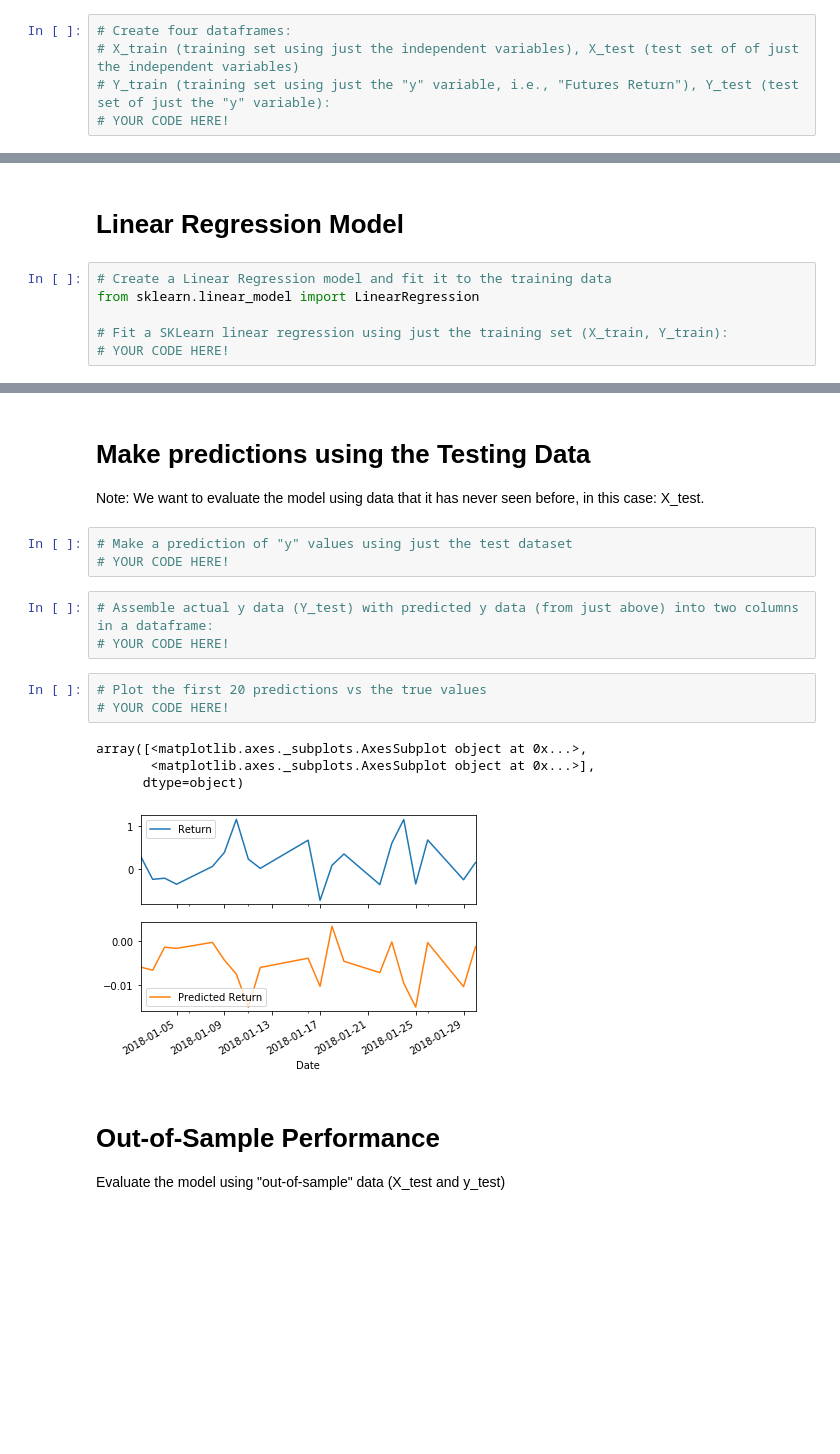
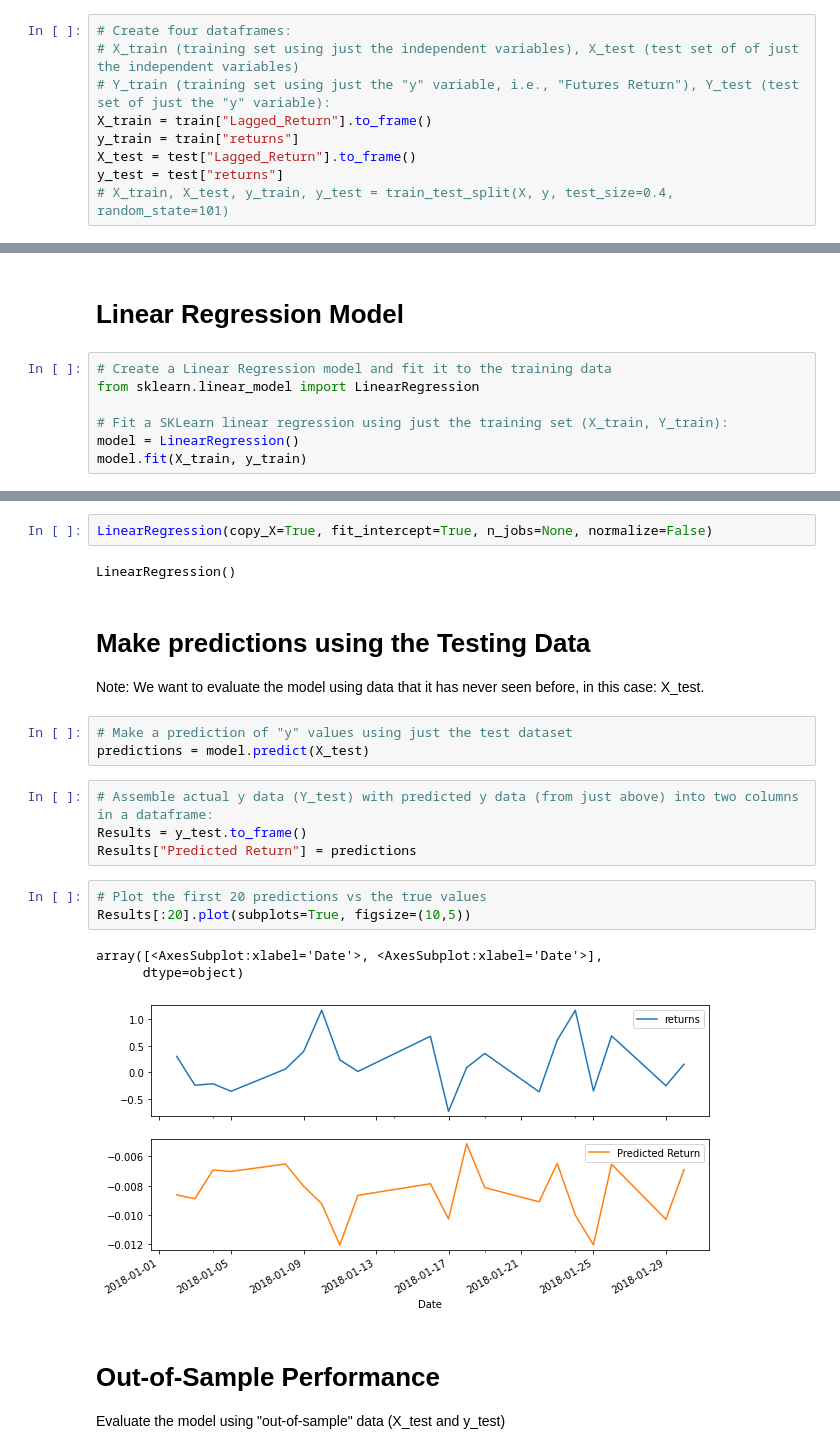
Before and after one commit to eriklarson33/HW_10-Yen_Predictions_w_TimeSeries_and_LinearRegression, a Jupyter notebook: Starter_Code/regression_analysis.ipynb, the cells around one changed output, grey strips where cells are left out. Cells and saved outputs as stored; diff of their text form; blank space fills up the shorter version.

```diff
--- a/Starter_Code/regression_analysis.ipynb
+++ b/Starter_Code/regression_analysis.ipynb
@@ -73,4 +88,8 @@ test = yen_futures['2018':]
 # Create four dataframes:
 # X_train (training set using just the independent variables), X_test (test set of of just the independent variables)
 # Y_train (training set using just the "y" variable, i.e., "Futures Return"), Y_test (test set of just the "y" variable):
-# YOUR CODE HERE!
+X_train = train["Lagged_Return"].to_frame()
+y_train = train["returns"]
+X_test = test["Lagged_Return"].to_frame()
+y_test = test["returns"]
+# X_train, X_test, y_train, y_test = train_test_split(X, y, test_size=0.4, random_state=101)
@@ -98,5 +100,6 @@ X_train
 from sklearn.linear_model import LinearRegression
 
 # Fit a SKLearn linear regression using just the training set (X_train, Y_train):
-# YOUR CODE HERE!
+model = LinearRegression()
+model.fit(X_train, y_train)
 # %% [output]
@@ -104,21 +107,25 @@ LinearRegression(copy_X=True, fit_intercept=True, n_jobs=None, normalize=False)
+# %%
+LinearRegression(copy_X=True, fit_intercept=True, n_jobs=None, normalize=False)
+# %% [output]
+LinearRegression()
 # %% [markdown]
 # Make predictions using the Testing Data
 
 Note: We want to evaluate the model using data that it has never seen before, in this case: X_test.
 # %%
 # Make a prediction of "y" values using just the test dataset
-# YOUR CODE HERE!
+predictions = model.predict(X_test)
 # %%
 # Assemble actual y data (Y_test) with predicted y data (from just above) into two columns in a dataframe:
-# YOUR CODE HERE!
+Results = y_test.to_frame()
+Results["Predicted Return"] = predictions
 # %%
 # Plot the first 20 predictions vs the true values
-# YOUR CODE HERE!
+Results[:20].plot(subplots=True, figsize=(10,5))
 # %% [output]
-array([<matplotlib.axes._subplots.AxesSubplot object at 0x...>,
-       <matplotlib.axes._subplots.AxesSubplot object at 0x...>],
+array([<AxesSubplot:xlabel='Date'>, <AxesSubplot:xlabel='Date'>],
       dtype=object)
-[figure, old version]
+[figure, new version]
 # %% [markdown]
 # Out-of-Sample Performance
 
```
Also changed, not shown: parts of 8 cells of this notebook, 1 other file.
